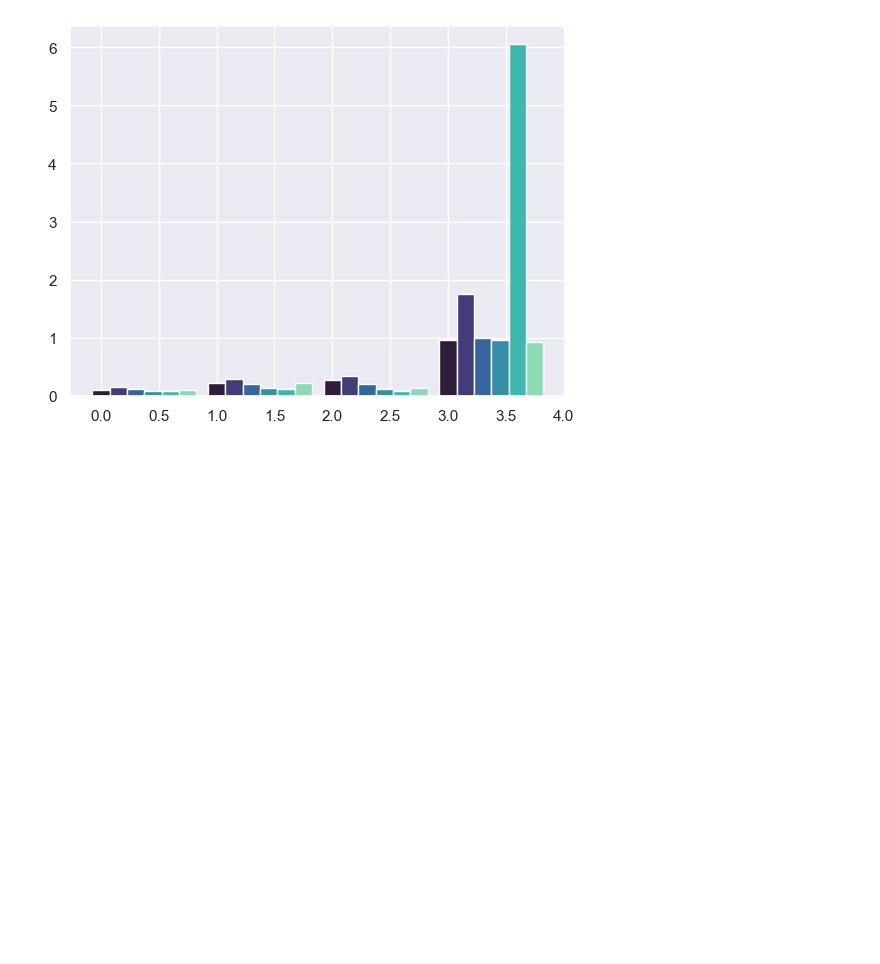
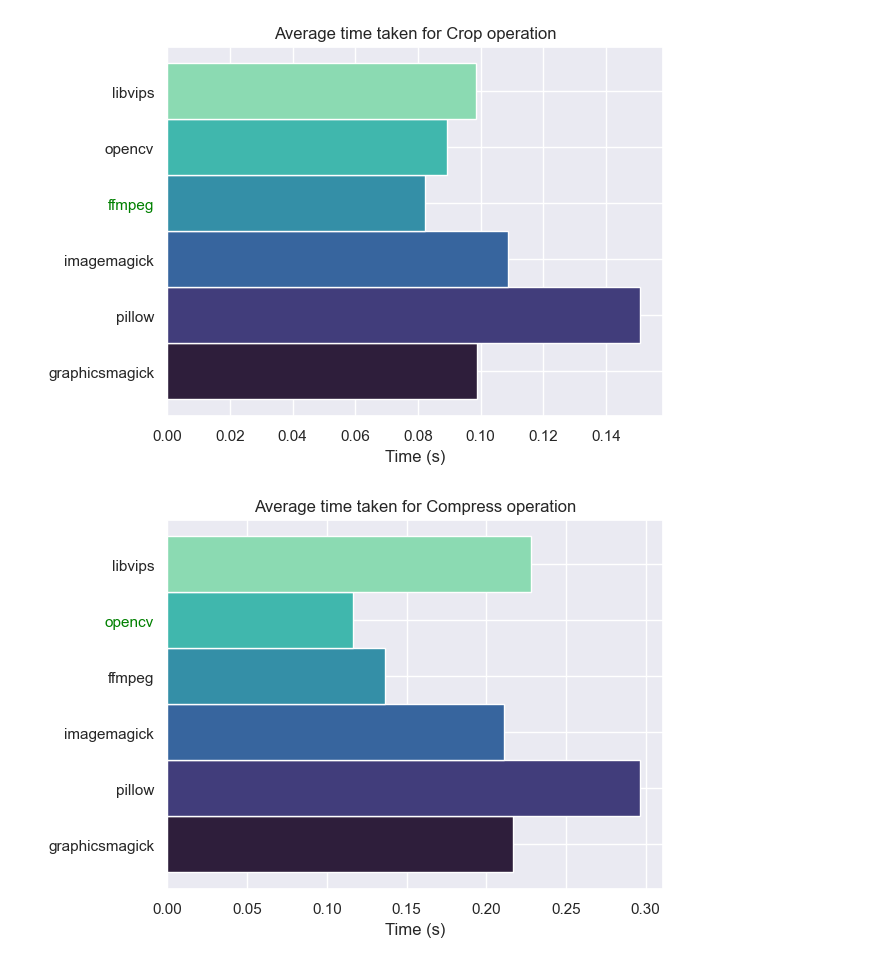
Before and after one commit to Auxority/image-optimization-benchmarks, a Jupyter notebook: visualize.ipynb, the cells around one changed output. Drawn from its saved outputs; the diff is of its cells as text; code cells hidden in the pictures; blank space fills up the shorter version.

Commit message:
fix visualizations

```diff
--- a/visualize.ipynb
+++ b/visualize.ipynb
@@ -22,45 +22,41 @@ for file in files:
     with open(file_path, 'r') as f:
         lines = f.readlines()
 
-        # Extract time values for each operation
         crop_times = [float(time) for time in lines[:10]]
         compress_times = [float(time) for time in lines[10:20]]
         resize_times = [float(time) for time in lines[20:30]]
         convert_times = [float(time) for time in lines[30:40]]
 
-        # Store the time values in the tool_results dictionary
         tool_results[tool_name]['crop'] = crop_times
         tool_results[tool_name]['compress'] = compress_times
         tool_results[tool_name]['resize'] = resize_times
         tool_results[tool_name]['convert'] = convert_times
-
-# create a beautiful plot visualizing the results
-fig, ax = plt.subplots()
-bar_width = 0.15
-index = range(4)
-
-# use a style that is more visually appealing
-sns.set()
-
-# Define a color gradient for the bar charts
-colors = sns.color_palette('mako', len(tool_results))
-
-for i, (tool, results) in enumerate(tool_results.items()):
-    ax.bar(
-        [x + i * bar_width for x in index],
-        [sum(results['crop']) / 10, sum(results['compress']) / 10, sum(results['resize']) / 10, sum(results['convert']) / 10],
-        bar_width,
-        label=tool,
-        color=colors[i]
-    )
-
-ax.set_xlabel('Operation')
-ax.set_ylabel('Time (s)')
-ax.set_title('Average Time Taken for Each Operation')
-ax.set_xticks([x + 1.5 * bar_width for x in index])
-ax.set_xticklabels(['Crop', 'Compress', 'Resize', 'Convert'])
-ax.legend()
-
-plt.show()
-# %% [output]
-[figure, removed]
+# %%
+# create separate plots for each operation
+operations = ['crop', 'compress', 'resize', 'convert']
+for operation in operations:
+    fig, ax = plt.subplots()
+    bar_width = 1
+    index = range(len(tool_results))
+    sns.set()
+    colors = sns.color_palette('mako', len(tool_results))
+    times = [(tool, sum(results[operation]) / 10) for tool, results in tool_results.items()]
+    min_time_tool, min_time = min(times, key=lambda item: item[1])
+    for i, (tool, results) in enumerate(tool_results.items()):
+        time = sum(results[operation]) / 10
+        ax.barh(i, time, bar_width, label=tool, color=colors[i])
+
+    ax.set_xlabel('Time (s)')
+    ax.set_title(f'Average time taken for {operation.capitalize()} operation')
+    ax.set_yticks(index)
+    yticklabels = ax.set_yticklabels(tool_results.keys())
+
+    # change the color of the y-tick label that corresponds to the tool with the lowest time
+    for label in yticklabels:
+        if label.get_text() == min_time_tool:
+            label.set_color('green')
+
+    plt.show()
+# %% [output]
+[figure, added]
+[figure, added]
```
Also changed, not shown: parts of 1 cell of this notebook.
